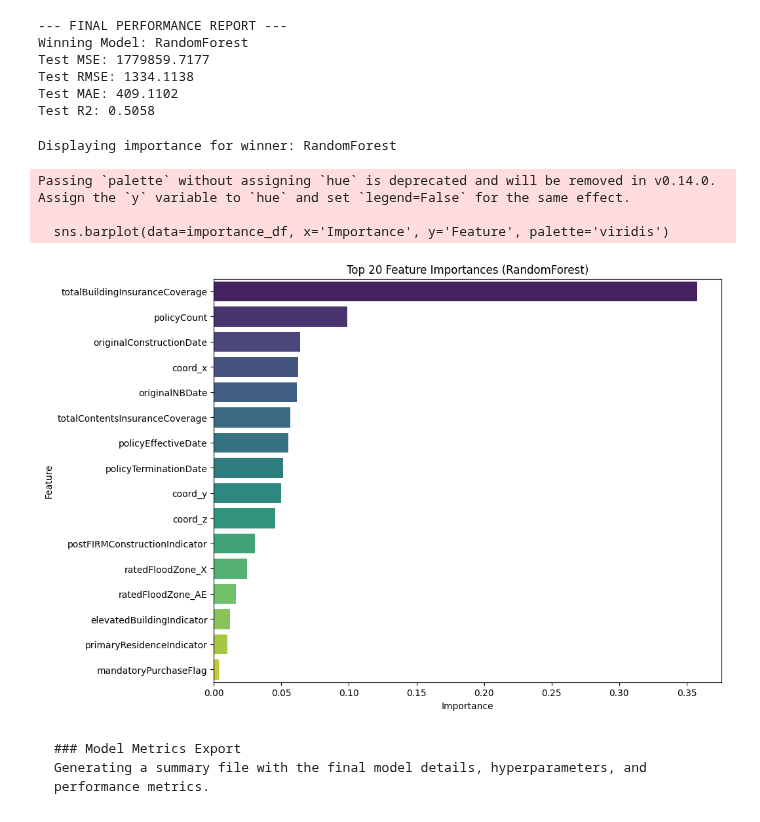
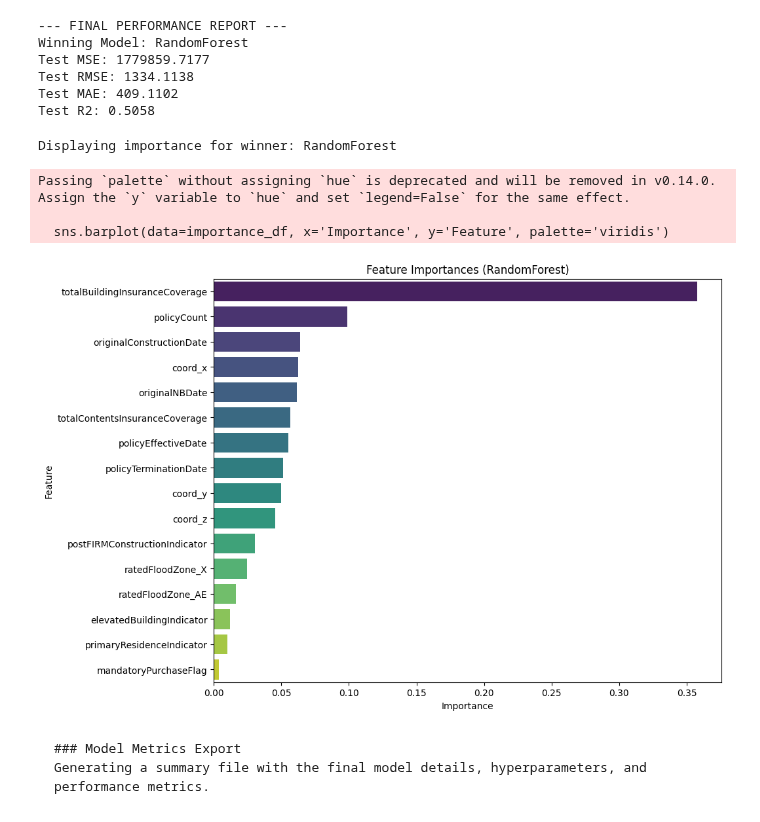
Before and after one commit to robertwzhou/Capstone2_FEMA_NFIPD, a Jupyter notebook: modeling.ipynb, the cells around one changed output. Cells and saved outputs as stored; diff of their text form; code cells hidden in the pictures.

Commit message:
corrected feature importances bar plot

````diff
--- a/modeling.ipynb
+++ b/modeling.ipynb
@@ -203,32 +203,32 @@ Test R2: 0.5058
 # %%
 # Visualize Feature Importance for the best model
 best_model_name = summary_df.iloc[0]['Model']
 best_model = models[best_model_name]
 
 print(f"Displaying importance for winner: {best_model_name}")
 
 if best_model_name in ['Ridge', 'Lasso']:
     importance_df = pd.DataFrame({'Feature': X.columns, 'Importance': best_model.coef_})
 elif hasattr(best_model, 'feature_importances_'):
     importance_df = pd.DataFrame({'Feature': X.columns, 'Importance': best_model.feature_importances_})
 else:
     importance_df = None
     print(f"Feature importance not directly available for {best_model_name}.")
 
 if importance_df is not None:
     importance_df['Abs_Importance'] = importance_df['Importance'].abs()
     importance_df = importance_df.sort_values(by='Abs_Importance', ascending=False).head(20)
 
     plt.figure(figsize=(10, 8))
     sns.barplot(data=importance_df, x='Importance', y='Feature', palette='viridis')
-    plt.title(f'Top 20 Feature Importances ({best_model_name})')
+    plt.title(f'Feature Importances ({best_model_name})')
     plt.show()
 # %% [output]
 Displaying importance for winner: RandomForest
 Passing `palette` without assigning `hue` is deprecated and will be removed in v0.14.0. Assign the `y` variable to `hue` and set `legend=False` for the same effect.
 
   sns.barplot(data=importance_df, x='Importance', y='Feature', palette='viridis')
-[figure, old version]
+[figure, new version]
 # %% [markdown]
 ```markdown
 ### Model Metrics Export
````
